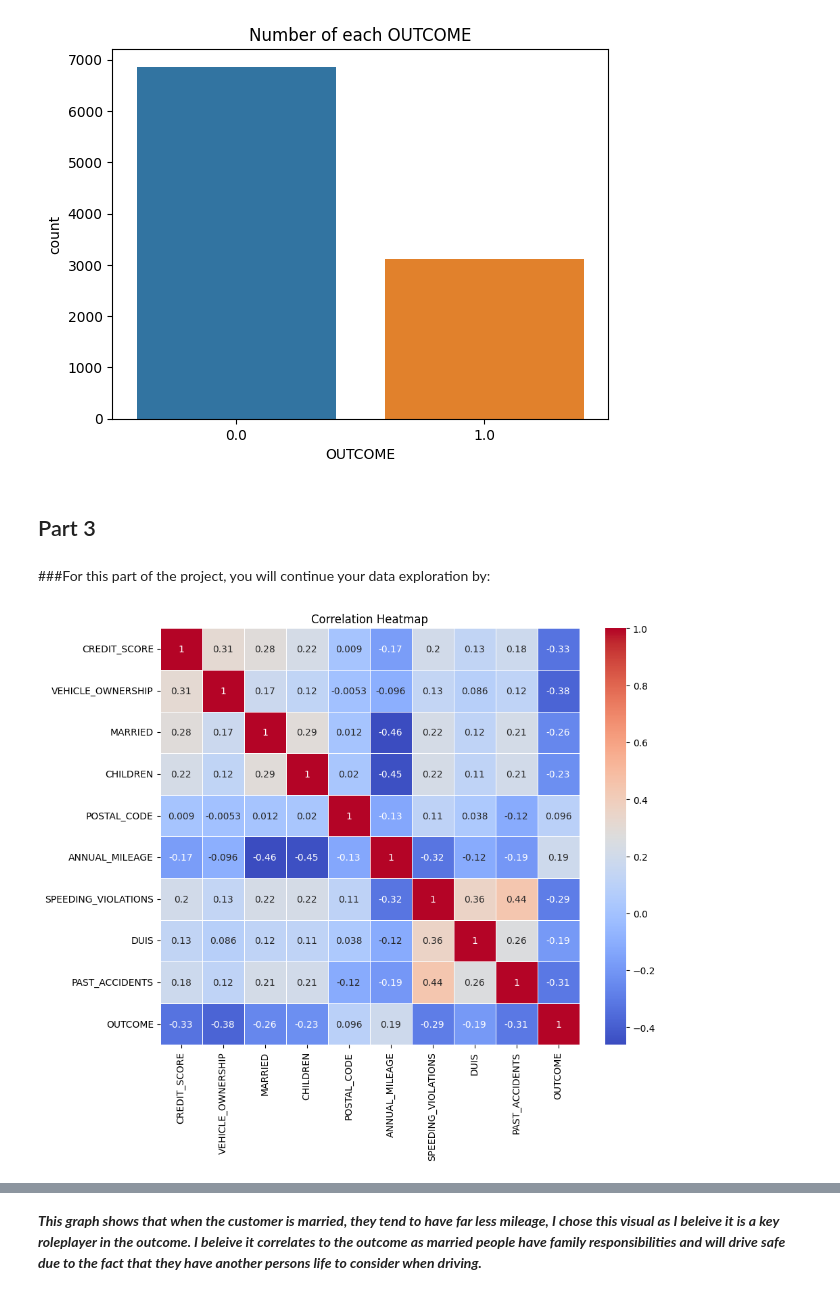
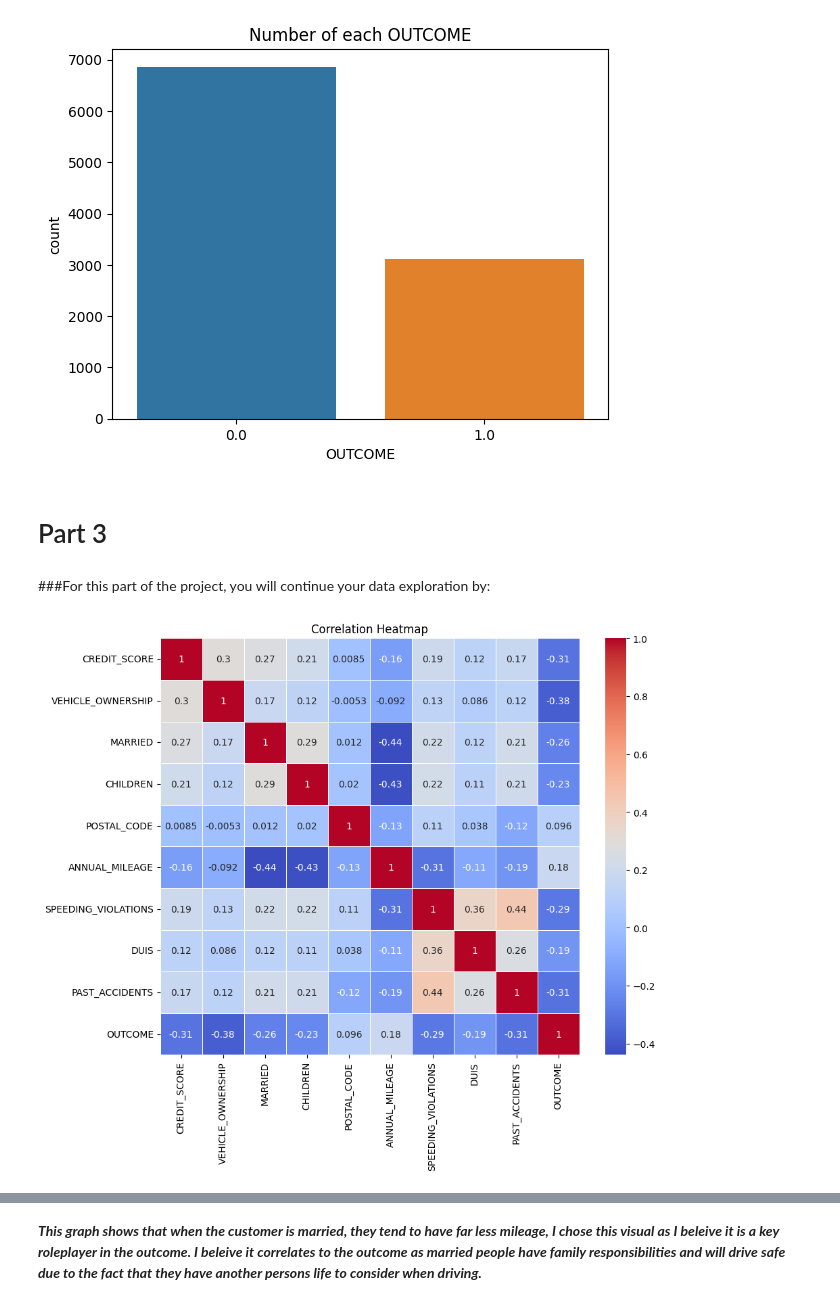
Before and after one commit to Sudo-CHRIS-dev/MachineLearning, a Jupyter notebook: Project2.ipynb, the cells around one changed output, grey strips where cells are left out. Saved outputs shown, nothing was run; the diff lists cells and outputs as text; code cells hidden in the pictures.

```diff
--- a/Project2.ipynb
+++ b/Project2.ipynb
@@ -266,17 +282,17 @@ ax.set_title('Number of each OUTCOME');
 # %% [output]
 [figure]
 # %% [markdown]
-## Part 3
+# Part 3
 # %% [markdown]
 ###For this part of the project, you will continue your data exploration by:
 # %%
 #Identifying any moderate or strong correlations between your target and your features and/or between one feature and another using a correlation heatmap.
-correlation = Insurance_df.corr()
+correlation = EDA_Insurance_df.corr()
 plt.figure(figsize=(10, 8))
 sns.heatmap(correlation, annot=True, cmap='coolwarm', linewidths=0.5)
 plt.title('Correlation Heatmap')
 plt.show()
 # %% [output]
-[figure, old version]
+[figure, new version]
 # %%
 # Let's just show all the plots and pick our favorite
```
Also changed, not shown: parts of 62 cells of this notebook.
